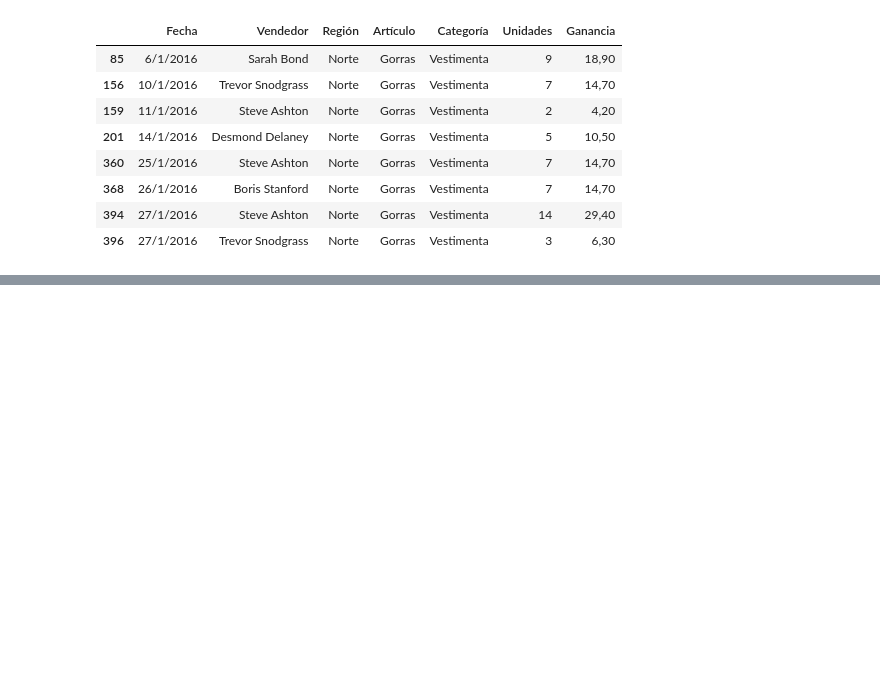
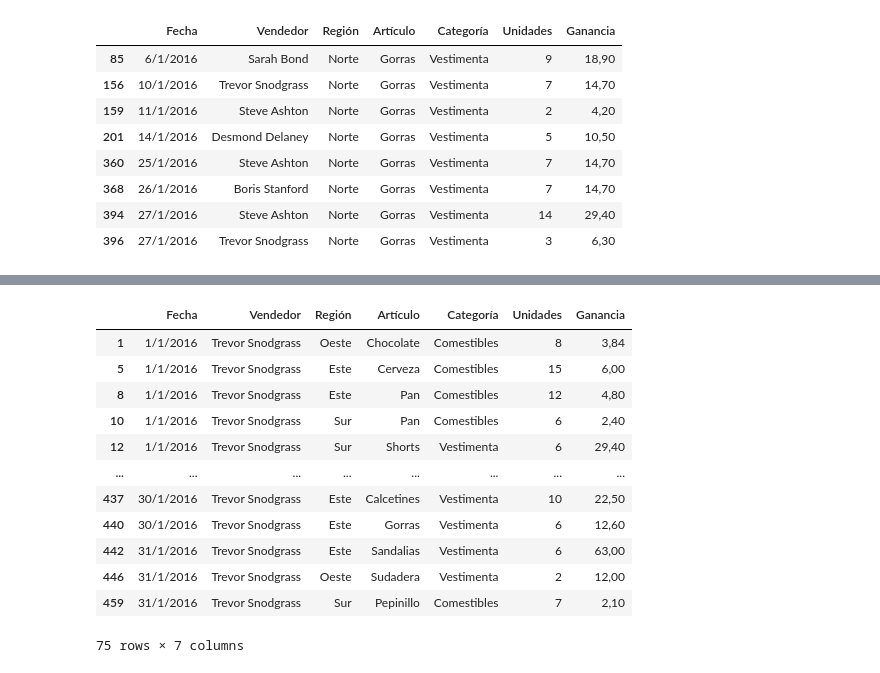
Before and after one commit to Ezzz-Lui/scientificProject-Numpy, a Jupyter notebook: pandas.ipynb, the cells around one changed output, grey strips where cells are left out. Cells and saved outputs as stored; diff of their text form; code cells hidden in the pictures; blank space fills up the shorter version.

```diff
--- a/sample.ipynb
+++ b/pandas.ipynb
@@ -271,0 +290,16 @@ data[(data.Artículo == 'Gorras') & (data.Región == 'Norte')]
+# %%
+data[data.Vendedor.str.contains('Trevor')] # Useful
+# %% [output]
+|  | Fecha | Vendedor | Región | Artículo | Categoría | Unidades | Ganancia |
+| 1 | 1/1/2016 | Trevor Snodgrass | Oeste | Chocolate | Comestibles | 8 | 3,84 |
+| 5 | 1/1/2016 | Trevor Snodgrass | Este | Cerveza | Comestibles | 15 | 6,00 |
+| 8 | 1/1/2016 | Trevor Snodgrass | Este | Pan | Comestibles | 12 | 4,80 |
+| 10 | 1/1/2016 | Trevor Snodgrass | Sur | Pan | Comestibles | 6 | 2,40 |
+| 12 | 1/1/2016 | Trevor Snodgrass | Sur | Shorts | Vestimenta | 6 | 29,40 |
+| ... | ... | ... | ... | ... | ... | ... | ... |
+| 437 | 30/1/2016 | Trevor Snodgrass | Este | Calcetines | Vestimenta | 10 | 22,50 |
+| 440 | 30/1/2016 | Trevor Snodgrass | Este | Gorras | Vestimenta | 6 | 12,60 |
+| 442 | 31/1/2016 | Trevor Snodgrass | Este | Sandalias | Vestimenta | 6 | 63,00 |
+| 446 | 31/1/2016 | Trevor Snodgrass | Oeste | Sudadera | Vestimenta | 2 | 12,00 |
+| 459 | 31/1/2016 | Trevor Snodgrass | Sur | Pepinillo | Comestibles | 7 | 2,10 |
+75 rows × 7 columns
```
Also changed, not shown: parts of 3 cells of this notebook, 1 other file.
